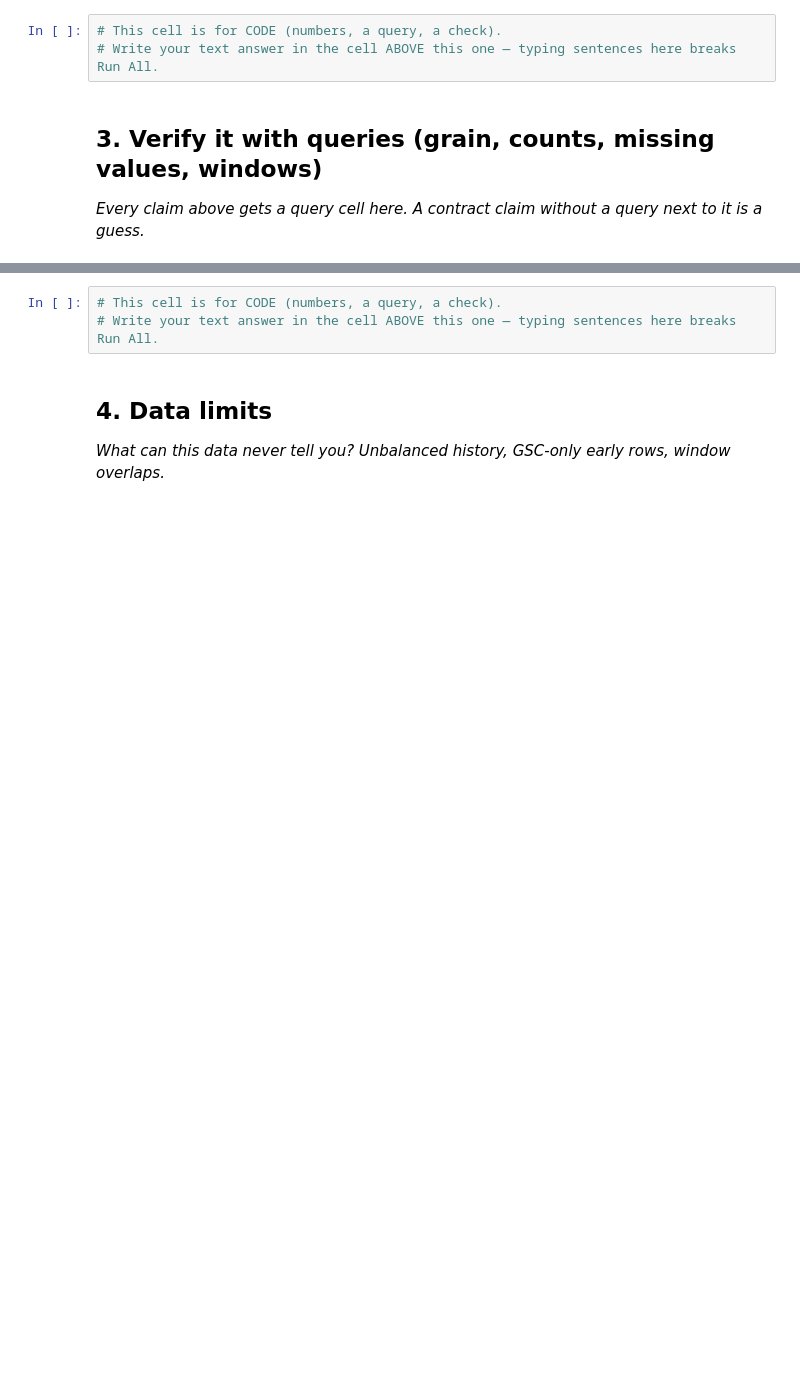
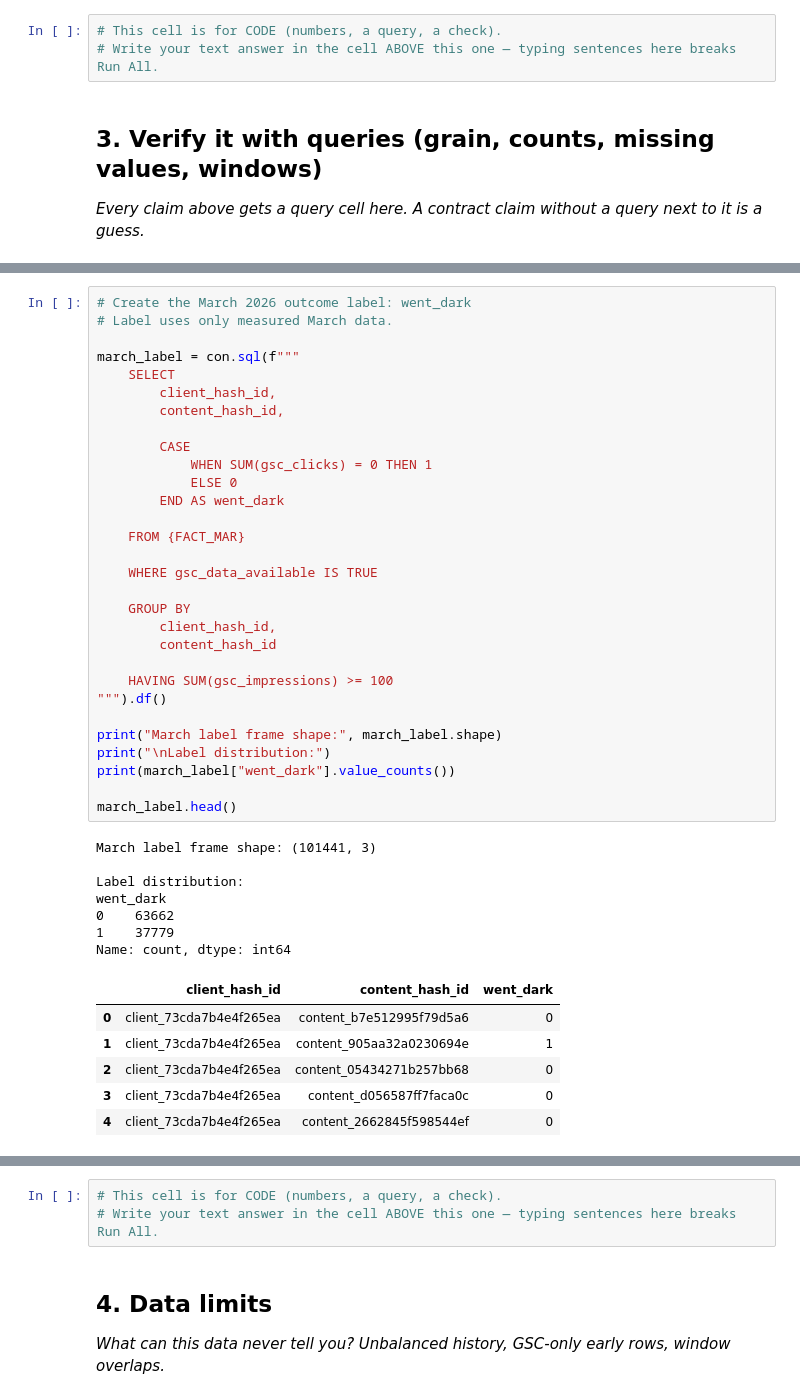
Before and after one commit to anjali062428-cmyk/flyrank-ml-internship, a Jupyter notebook: work/notebooks/w03_data_contract.ipynb, the cells around one changed output, grey strips where cells are left out. Cells and saved outputs as stored; diff of their text form; blank space fills up the shorter version.

```diff
--- a/work/notebooks/w03_data_contract.ipynb
+++ b/work/notebooks/w03_data_contract.ipynb
@@ -28,0 +223,44 @@ This skeleton is yours to fill. Work the sections **in order** — each one has
+# %%
+# Create the March 2026 outcome label: went_dark
+# Label uses only measured March data.
+
+march_label = con.sql(f"""
+    SELECT
+        client_hash_id,
+        content_hash_id,
+
+        CASE
+            WHEN SUM(gsc_clicks) = 0 THEN 1
+            ELSE 0
+        END AS went_dark
+
+    FROM {FACT_MAR}
+
+    WHERE gsc_data_available IS TRUE
+
+    GROUP BY
+        client_hash_id,
+        content_hash_id
+
+    HAVING SUM(gsc_impressions) >= 100
+""").df()
+
+print("March label frame shape:", march_label.shape)
+print("\nLabel distribution:")
+print(march_label["went_dark"].value_counts())
+
+march_label.head()
+# %% [output]
+March label frame shape: (101441, 3)
+
+Label distribution:
+went_dark
+0    63662
+1    37779
+Name: count, dtype: int64
+|  | client_hash_id | content_hash_id | went_dark |
+| 0 | client_73cda7b4e4f265ea | content_b7e512995f79d5a6 | 0 |
+| 1 | client_73cda7b4e4f265ea | content_905aa32a0230694e | 1 |
+| 2 | client_73cda7b4e4f265ea | content_05434271b257bb68 | 0 |
+| 3 | client_73cda7b4e4f265ea | content_d056587ff7faca0c | 0 |
+| 4 | client_73cda7b4e4f265ea | content_2662845f598544ef | 0 |
```
Also changed, not shown: parts of 17 cells of this notebook.
